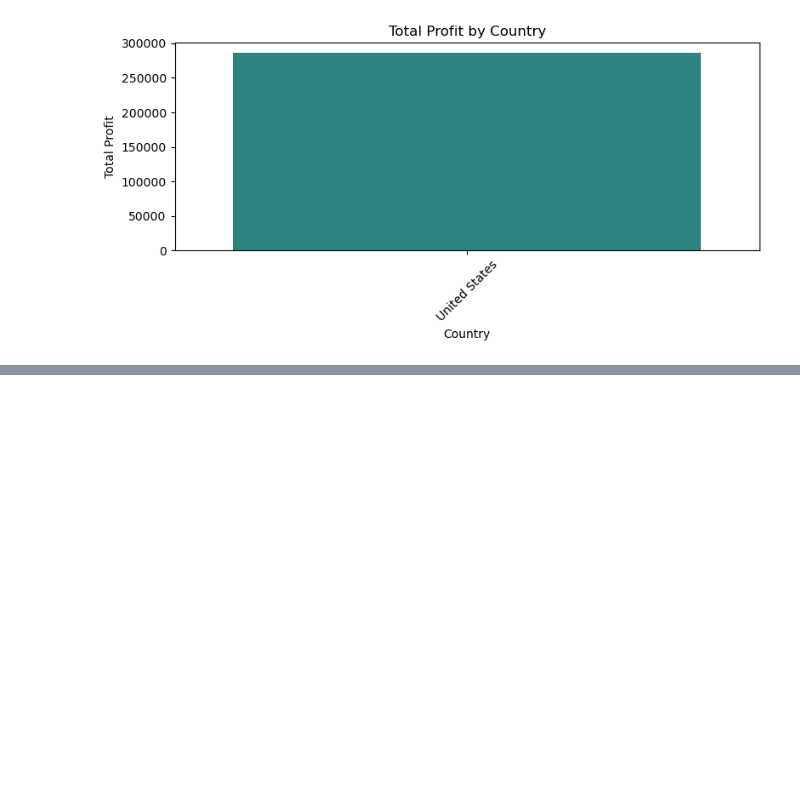
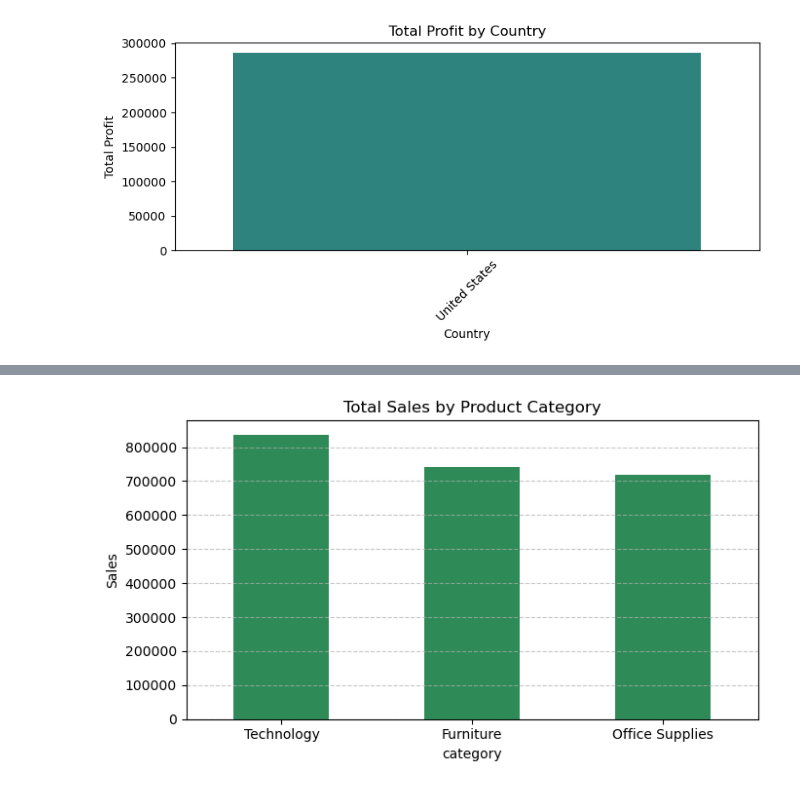
Before and after one commit to rfih/Dibimbing---DSDA, a Jupyter notebook: Assignment Day 28 - Marketing Channel Analysis/AS-Day 28-Data Understanding .ipynb, the cells around one changed output, grey strips where cells are left out. Cells and saved outputs as stored; diff of their text form; code cells hidden in the pictures; blank space fills up the shorter version.

```diff
--- a/Assignment Day 28 - Marketing Channel Analysis/AS-Day 28-Data Understanding .ipynb
+++ b/Assignment Day 28 - Marketing Channel Analysis/AS-Day 28-Data Understanding .ipynb
@@ -134,0 +151,13 @@ plt.show()
+# %%
+# 2. Kategori produk paling laris (berdasarkan total penjualan)
+top_category = superstore_df.groupby('category')['sales'].sum().sort_values(ascending=False)
+plt.figure(figsize=(7, 4))
+top_category.plot(kind='bar', color='seagreen')
+plt.title('Total Sales by Product Category')
+plt.ylabel('Sales')
+plt.xticks(rotation=0)
+plt.tight_layout()
+plt.grid(axis='y', linestyle='--', alpha=0.7)
+plt.show()
+# %% [output]
+[figure, added]
```
Also changed, not shown: parts of 5 cells of this notebook.
